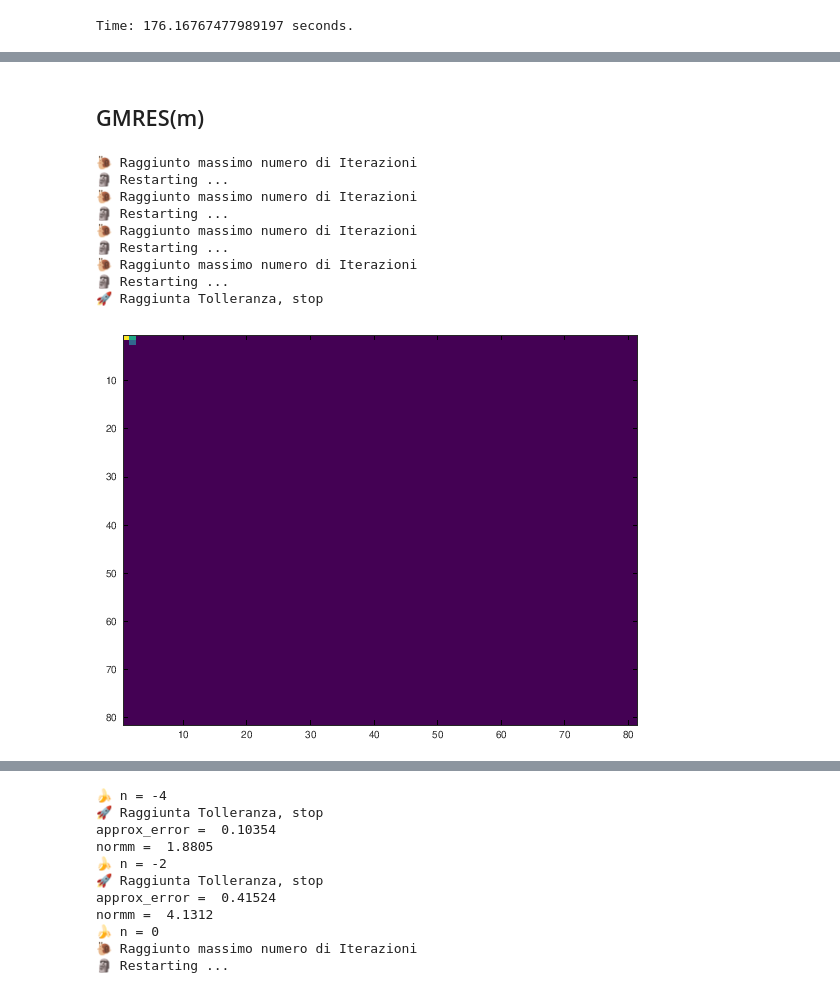
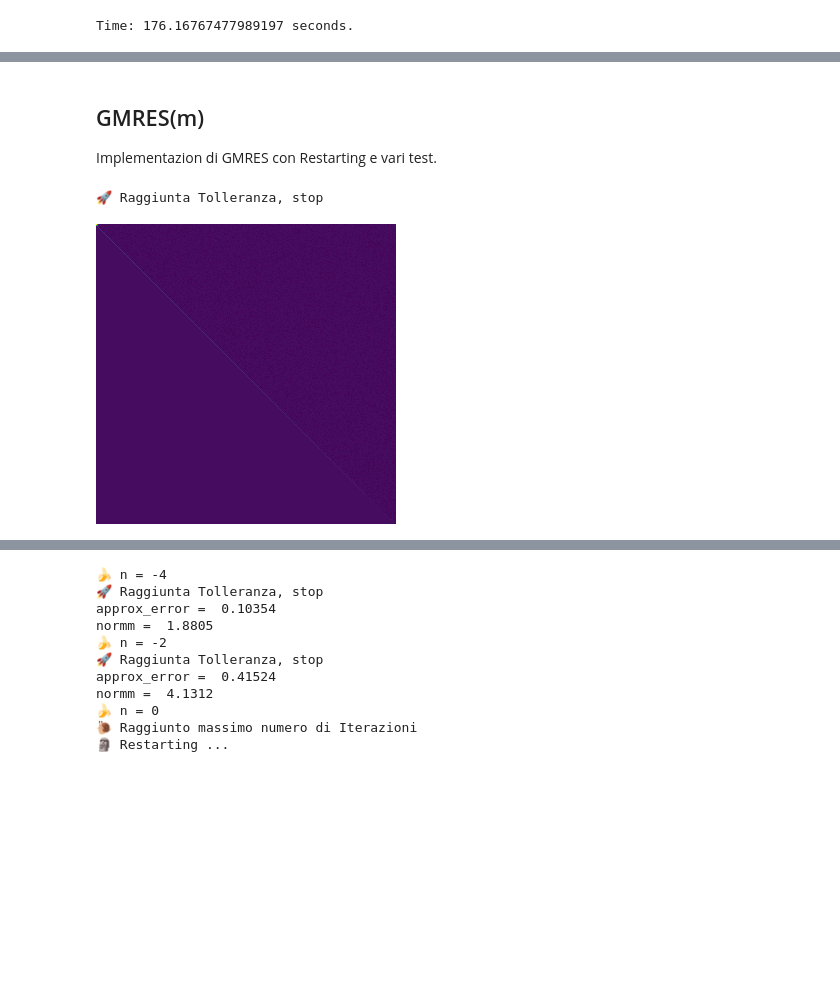
Before and after one commit to CristianCosci/GMRES, a Jupyter notebook: project/octave/octave_gmres.ipynb, the cells around one changed output, grey strips where cells are left out. Drawn from its saved outputs; the diff is of its cells as text; code cells hidden in the pictures; blank space fills up the shorter version.

```diff
--- a/project/octave/octave_gmres.ipynb
+++ b/project/octave/octave_gmres.ipynb
@@ -534,5 +566,7 @@ semilogy(res);
-# %% [markdown]
-## GMRES(m)
+# %% [markdown]
+## GMRES(m)
+
+Implementazion di GMRES con Restarting e vari test.
 # %%
 function [x res] = myrgmres(A, b, x0, k, tol, m)
     restartCount = 0;
@@ -599,23 +637,14 @@ endfunction
 # %%
 [A, b, x0] = generateData(9000, .5);
 
 figure();
-[x, res] = myrgmres(A, b, x0, 100, 1e-10, 10);
+[x, res] = myrgmres(A, b, x0, 150, 1e-10, 10);
 
 figure();
 semilogy(res);
 
 figure();
-imagesc(A(1:20, 1:20));
-% A(1:10, 1:10)
+imagesc(A(1:50, 1:50));
 # %% [output]
-🐌 Raggiunto massimo numero di Iterazioni
-🗿 Restarting ...
-🐌 Raggiunto massimo numero di Iterazioni
-🗿 Restarting ...
-🐌 Raggiunto massimo numero di Iterazioni
-🗿 Restarting ...
-🐌 Raggiunto massimo numero di Iterazioni
-🗿 Restarting ...
 🚀 Raggiunta Tolleranza, stop
-[figure, old version]
+[figure, new version]
```
Also changed, not shown: parts of 59 cells of this notebook.
